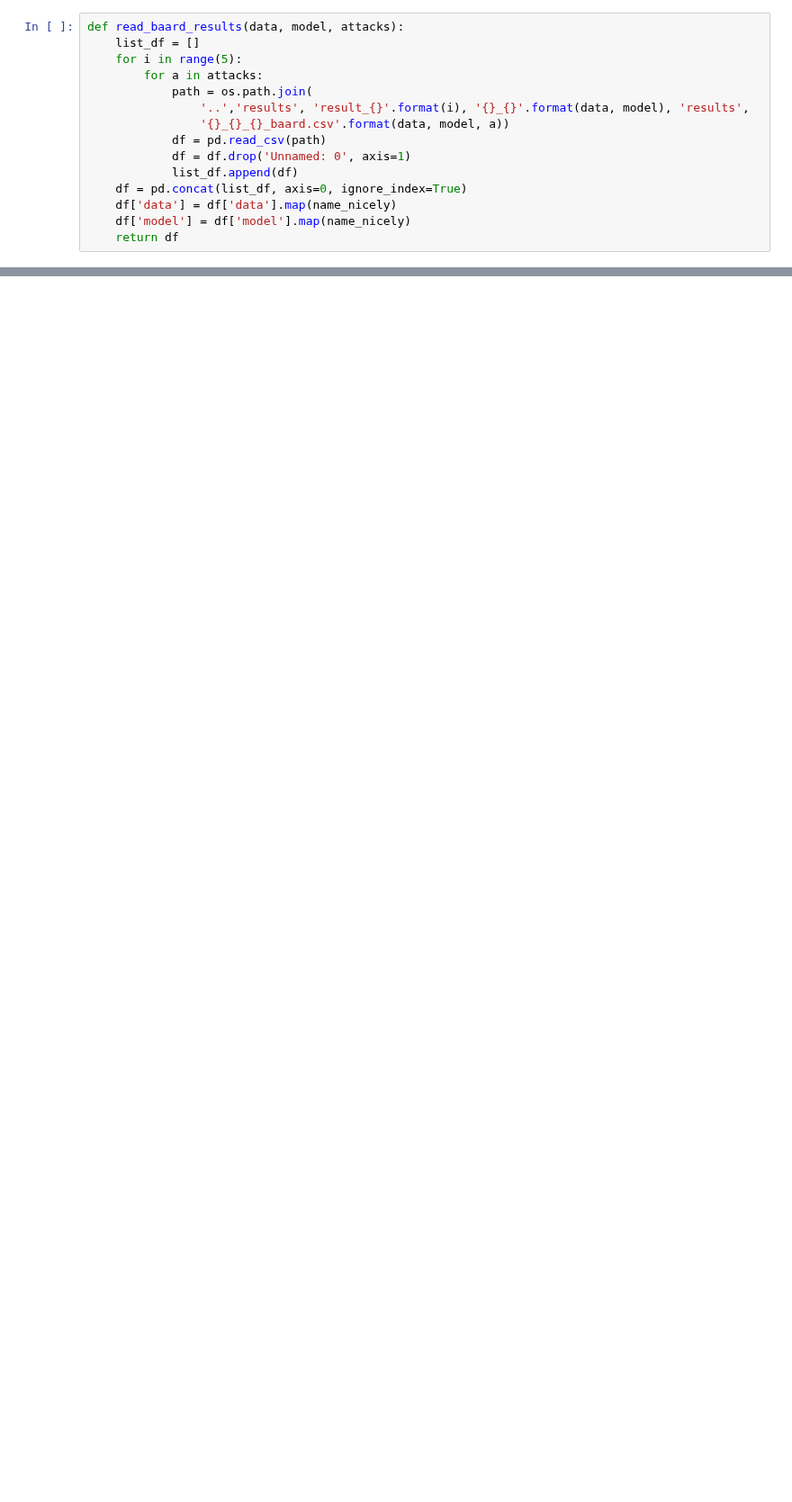
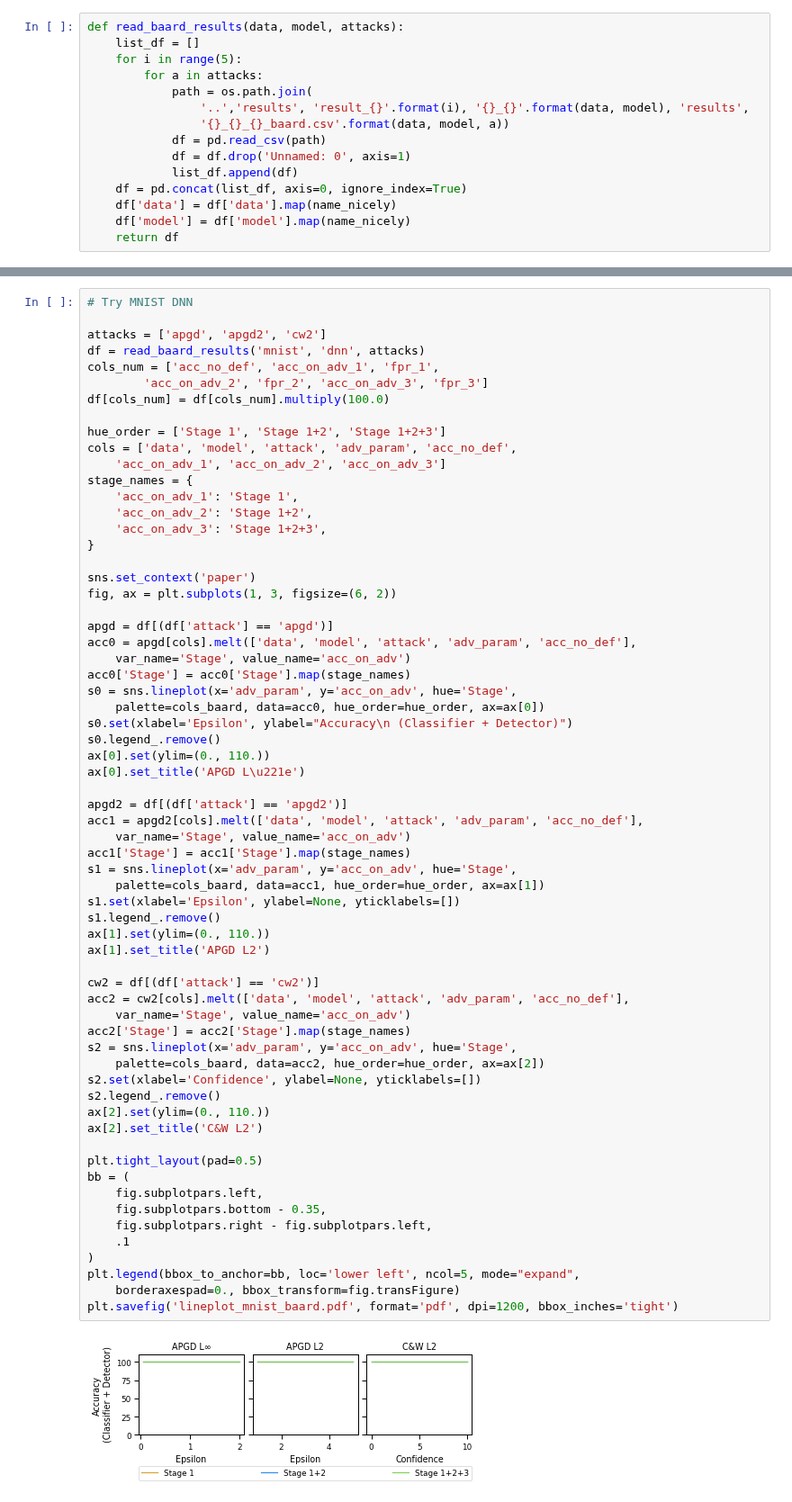
Before and after one commit to changx03/baard_exp2, a Jupyter notebook: charts/three_stages.ipynb, the cells around one changed output, grey strips where cells are left out. Shown at 90% size. Saved outputs shown, nothing was run; the diff lists cells and outputs as text; blank space fills up the shorter version.

Commit message:
added charts

```diff
--- a/charts/three_stages.ipynb
+++ b/charts/three_stages.ipynb
@@ -137,3 +137,69 @@ plt.legend(bbox_to_anchor=bb, loc='lower left', ncol=5, mode="expand",
 plt.savefig('lineplot_banknote_baard.pdf', format='pdf', dpi=1200, bbox_inches='tight')
 # %% [output]
 [figure]
+# %%
+# Try MNIST DNN
+
+attacks = ['apgd', 'apgd2', 'cw2']
+df = read_baard_results('mnist', 'dnn', attacks)
+cols_num = ['acc_no_def', 'acc_on_adv_1', 'fpr_1',
+        'acc_on_adv_2', 'fpr_2', 'acc_on_adv_3', 'fpr_3']
+df[cols_num] = df[cols_num].multiply(100.0)
+
+hue_order = ['Stage 1', 'Stage 1+2', 'Stage 1+2+3']
+cols = ['data', 'model', 'attack', 'adv_param', 'acc_no_def',
+    'acc_on_adv_1', 'acc_on_adv_2', 'acc_on_adv_3']
+stage_names = {
+    'acc_on_adv_1': 'Stage 1',
+    'acc_on_adv_2': 'Stage 1+2',
+    'acc_on_adv_3': 'Stage 1+2+3',
+}
+
+sns.set_context('paper')
+fig, ax = plt.subplots(1, 3, figsize=(6, 2))
+
+apgd = df[(df['attack'] == 'apgd')]
+acc0 = apgd[cols].melt(['data', 'model', 'attack', 'adv_param', 'acc_no_def'],
+    var_name='Stage', value_name='acc_on_adv')
+acc0['Stage'] = acc0['Stage'].map(stage_names)
+s0 = sns.lineplot(x='adv_param', y='acc_on_adv', hue='Stage',
+    palette=cols_baard, data=acc0, hue_order=hue_order, ax=ax[0])
+s0.set(xlabel='Epsilon', ylabel="Accuracy\n (Classifier + Detector)")
+s0.legend_.remove()
+ax[0].set(ylim=(0., 110.))
+ax[0].set_title('APGD L\u221e')
+
+apgd2 = df[(df['attack'] == 'apgd2')]
+acc1 = apgd2[cols].melt(['data', 'model', 'attack', 'adv_param', 'acc_no_def'],
+    var_name='Stage', value_name='acc_on_adv')
+acc1['Stage'] = acc1['Stage'].map(stage_names)
+s1 = sns.lineplot(x='adv_param', y='acc_on_adv', hue='Stage',
+    palette=cols_baard, data=acc1, hue_order=hue_order, ax=ax[1])
+s1.set(xlabel='Epsilon', ylabel=None, yticklabels=[])
+s1.legend_.remove()
+ax[1].set(ylim=(0., 110.))
+ax[1].set_title('APGD L2')
+
+cw2 = df[(df['attack'] == 'cw2')]
+acc2 = cw2[cols].melt(['data', 'model', 'attack', 'adv_param', 'acc_no_def'],
+    var_name='Stage', value_name='acc_on_adv')
+acc2['Stage'] = acc2['Stage'].map(stage_names)
+s2 = sns.lineplot(x='adv_param', y='acc_on_adv', hue='Stage',
+    palette=cols_baard, data=acc2, hue_order=hue_order, ax=ax[2])
+s2.set(xlabel='Confidence', ylabel=None, yticklabels=[])
+s2.legend_.remove()
+ax[2].set(ylim=(0., 110.))
+ax[2].set_title('C&W L2')
+
+plt.tight_layout(pad=0.5)
+bb = (
+    fig.subplotpars.left,
+    fig.subplotpars.bottom - 0.35,
+    fig.subplotpars.right - fig.subplotpars.left,
+    .1
+)
+plt.legend(bbox_to_anchor=bb, loc='lower left', ncol=5, mode="expand",
+    borderaxespad=0., bbox_transform=fig.transFigure)
+plt.savefig('lineplot_mnist_baard.pdf', format='pdf', dpi=1200, bbox_inches='tight')
+# %% [output]
+[figure, added]
```
Also changed, not shown: parts of 7 cells of this notebook, 6 other files.
